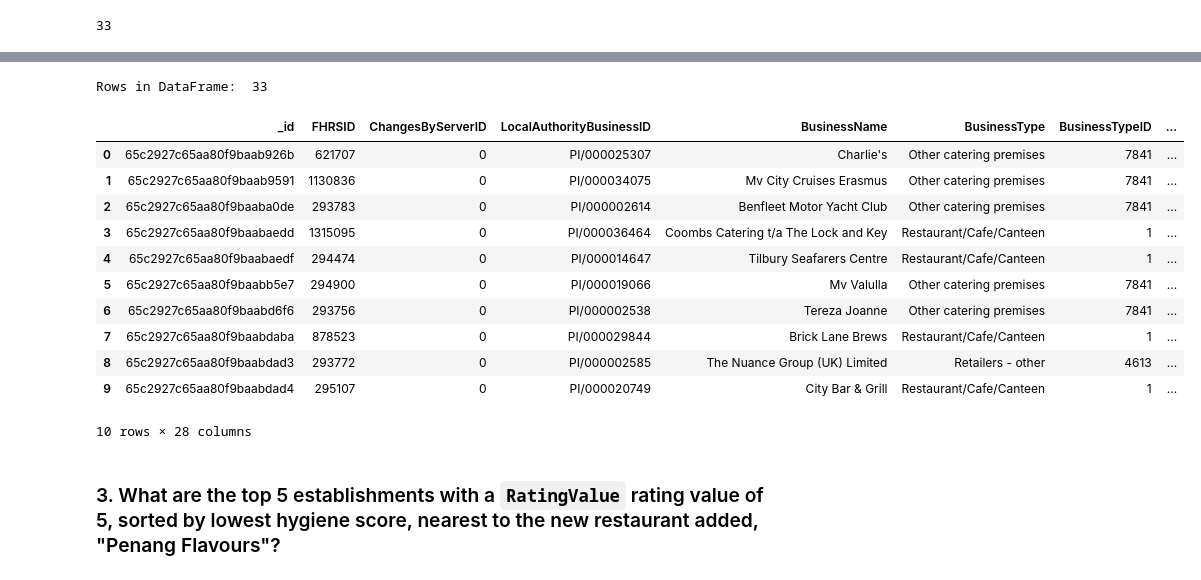
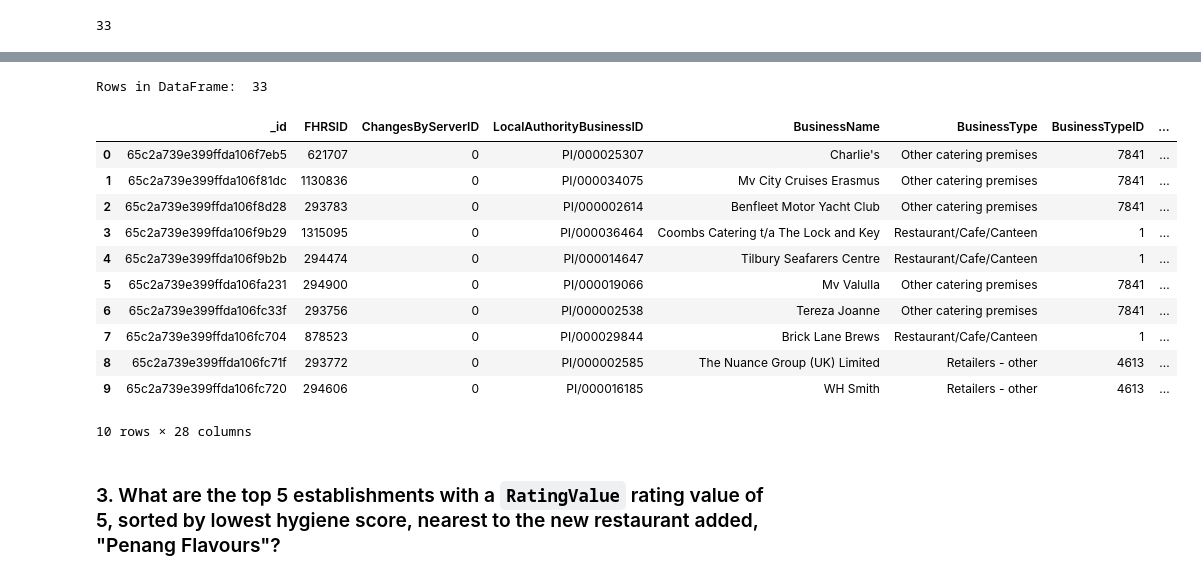
Before and after one commit to KyleKohlmeyer/nosql-challenge, a Jupyter notebook: NoSQL_analysis_starter.ipynb, the cells around one changed output, grey strips where cells are left out. Saved outputs shown, nothing was run; the diff lists cells and outputs as text; code cells hidden in the pictures.

```diff
--- a/NoSQL_analysis_starter.ipynb
+++ b/NoSQL_analysis_starter.ipynb
@@ -115,27 +115,27 @@ pprint(db.establishments.find_one(query))
  'scores': {'ConfidenceInManagement': 5, 'Hygiene': 5, 'Structural': 10}}
 # %%
 # Convert mongo result to Pandas DataFrame
-results = results = list(establishments.find(query))
-result_df = pd.DataFrame(results)
+results_two = establishments.find(query)
+result_two_df = pd.DataFrame(results_two)
 
 # Print out the length of the DataFrame
-print("Rows in DataFrame: ", len(result_df))
+print("Rows in DataFrame: ", len(result_two_df))
 
 # Display the first 10 rows of the DataFrame
-result_df.head(10)
+result_two_df.head(10)
 # %% [output]
 Rows in DataFrame:  33
 |  | _id | FHRSID | ChangesByServerID | LocalAuthorityBusinessID | BusinessName | BusinessType | BusinessTypeID | ... |
-| 0 | 65c2927c65aa80f9baab926b | 621707 | 0 | PI/000025307 | Charlie's | Other catering premises | 7841 | ... |
-| 1 | 65c2927c65aa80f9baab9591 | 1130836 | 0 | PI/000034075 | Mv City Cruises Erasmus | Other catering premises | 7841 | ... |
-| 2 | 65c2927c65aa80f9baaba0de | 293783 | 0 | PI/000002614 | Benfleet Motor Yacht Club | Other catering premises | 7841 | ... |
-| 3 | 65c2927c65aa80f9baabaedd | 1315095 | 0 | PI/000036464 | Coombs Catering t/a The Lock and Key | Restaurant/Cafe/Canteen | 1 | ... |
-| 4 | 65c2927c65aa80f9baabaedf | 294474 | 0 | PI/000014647 | Tilbury Seafarers Centre | Restaurant/Cafe/Canteen | 1 | ... |
-| 5 | 65c2927c65aa80f9baabb5e7 | 294900 | 0 | PI/000019066 | Mv Valulla | Other catering premises | 7841 | ... |
-| 6 | 65c2927c65aa80f9baabd6f6 | 293756 | 0 | PI/000002538 | Tereza Joanne | Other catering premises | 7841 | ... |
-| 7 | 65c2927c65aa80f9baabdaba | 878523 | 0 | PI/000029844 | Brick Lane Brews | Restaurant/Cafe/Canteen | 1 | ... |
-| 8 | 65c2927c65aa80f9baabdad3 | 293772 | 0 | PI/000002585 | The Nuance Group (UK) Limited | Retailers - other | 4613 | ... |
-| 9 | 65c2927c65aa80f9baabdad4 | 295107 | 0 | PI/000020749 | City Bar & Grill | Restaurant/Cafe/Canteen | 1 | ... |
+| 0 | 65c2a739e399ffda106f7eb5 | 621707 | 0 | PI/000025307 | Charlie's | Other catering premises | 7841 | ... |
+| 1 | 65c2a739e399ffda106f81dc | 1130836 | 0 | PI/000034075 | Mv City Cruises Erasmus | Other catering premises | 7841 | ... |
+| 2 | 65c2a739e399ffda106f8d28 | 293783 | 0 | PI/000002614 | Benfleet Motor Yacht Club | Other catering premises | 7841 | ... |
+| 3 | 65c2a739e399ffda106f9b29 | 1315095 | 0 | PI/000036464 | Coombs Catering t/a The Lock and Key | Restaurant/Cafe/Canteen | 1 | ... |
+| 4 | 65c2a739e399ffda106f9b2b | 294474 | 0 | PI/000014647 | Tilbury Seafarers Centre | Restaurant/Cafe/Canteen | 1 | ... |
+| 5 | 65c2a739e399ffda106fa231 | 294900 | 0 | PI/000019066 | Mv Valulla | Other catering premises | 7841 | ... |
+| 6 | 65c2a739e399ffda106fc33f | 293756 | 0 | PI/000002538 | Tereza Joanne | Other catering premises | 7841 | ... |
+| 7 | 65c2a739e399ffda106fc704 | 878523 | 0 | PI/000029844 | Brick Lane Brews | Restaurant/Cafe/Canteen | 1 | ... |
+| 8 | 65c2a739e399ffda106fc71f | 293772 | 0 | PI/000002585 | The Nuance Group (UK) Limited | Retailers - other | 4613 | ... |
+| 9 | 65c2a739e399ffda106fc720 | 294606 | 0 | PI/000016185 | WH Smith | Retailers - other | 4613 | ... |
 10 rows × 28 columns
 # %% [markdown]
 ### 3. What are the top 5 establishments with a `RatingValue` rating value of 5, sorted by lowest hygiene score, nearest to the new restaurant added, "Penang Flavours"?
```
Also changed, not shown: parts of 6 cells of this notebook.
